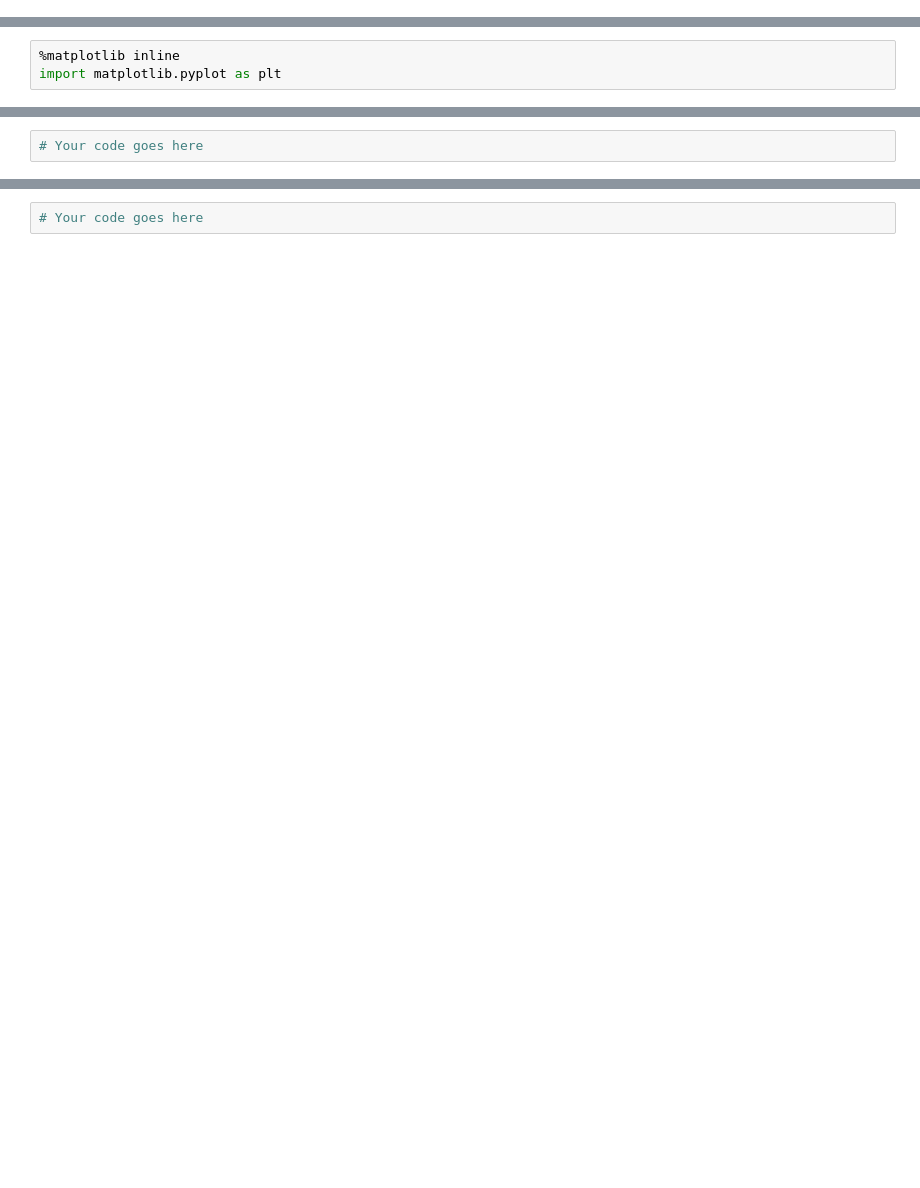
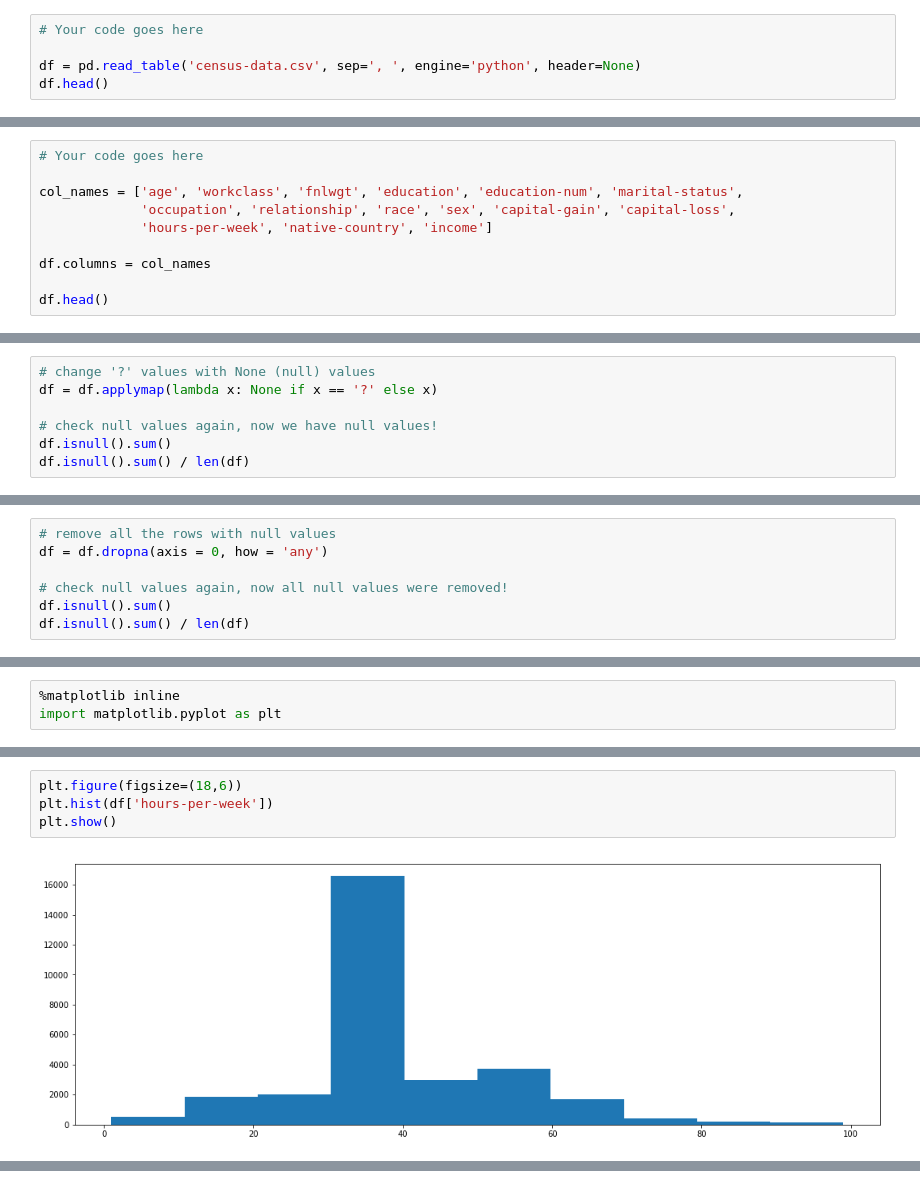
Before and after one commit to yousafmufc/ds-unit-2-us-census-analyisis, a Jupyter notebook: - Project assignment W1.ipynb, the cells around one changed output, grey strips where cells are left out. Cells and saved outputs as stored; diff of their text form; blank space fills up the shorter version.

```diff
--- a/- Project assignment W1.ipynb
+++ b/- Project assignment W1.ipynb
@@ -58,0 +57,5 @@ import pandas as pd
+# %%
+# Your code goes here
+
+df = pd.read_table('census-data.csv', sep=', ', engine='python', header=None)
+df.head()
@@ -71,0 +87,10 @@ import pandas as pd
+# %%
+# Your code goes here
+
+col_names = ['age', 'workclass', 'fnlwgt', 'education', 'education-num', 'marital-status',
+             'occupation', 'relationship', 'race', 'sex', 'capital-gain', 'capital-loss',
+             'hours-per-week', 'native-country', 'income']
+
+df.columns = col_names
+
+df.head()
@@ -99,0 +207,7 @@ import pandas as pd
+# %%
+# change '?' values with None (null) values
+df = df.applymap(lambda x: None if x == '?' else x)
+
+# check null values again, now we have null values!
+df.isnull().sum()
+df.isnull().sum() / len(df)
@@ -99,0 +231,7 @@ import pandas as pd
+# %%
+# remove all the rows with null values
+df = df.dropna(axis = 0, how = 'any')
+
+# check null values again, now all null values were removed!
+df.isnull().sum()
+df.isnull().sum() / len(df)
@@ -182,8 +519,12 @@ import matplotlib.pyplot as plt
         </td>
     </tr>
 </table>
-# %%
-# Your code goes here
+# %%
+plt.figure(figsize=(18,6))
+plt.hist(df['hours-per-week'])
+plt.show()
+# %% [output]
+[figure, added]
 # %% [markdown]
 ![separator1](https://i.imgur.com/ZUWYTii.png)
 
@@ -197,5 +538,3 @@ import matplotlib.pyplot as plt
 </table>
 
 > ⚠️ <i>To plot an histogram of a categorical column you should first count the column value ocurrences.</i>
-# %%
-# Your code goes here
```
Also changed, not shown: parts of 40 cells of this notebook.
